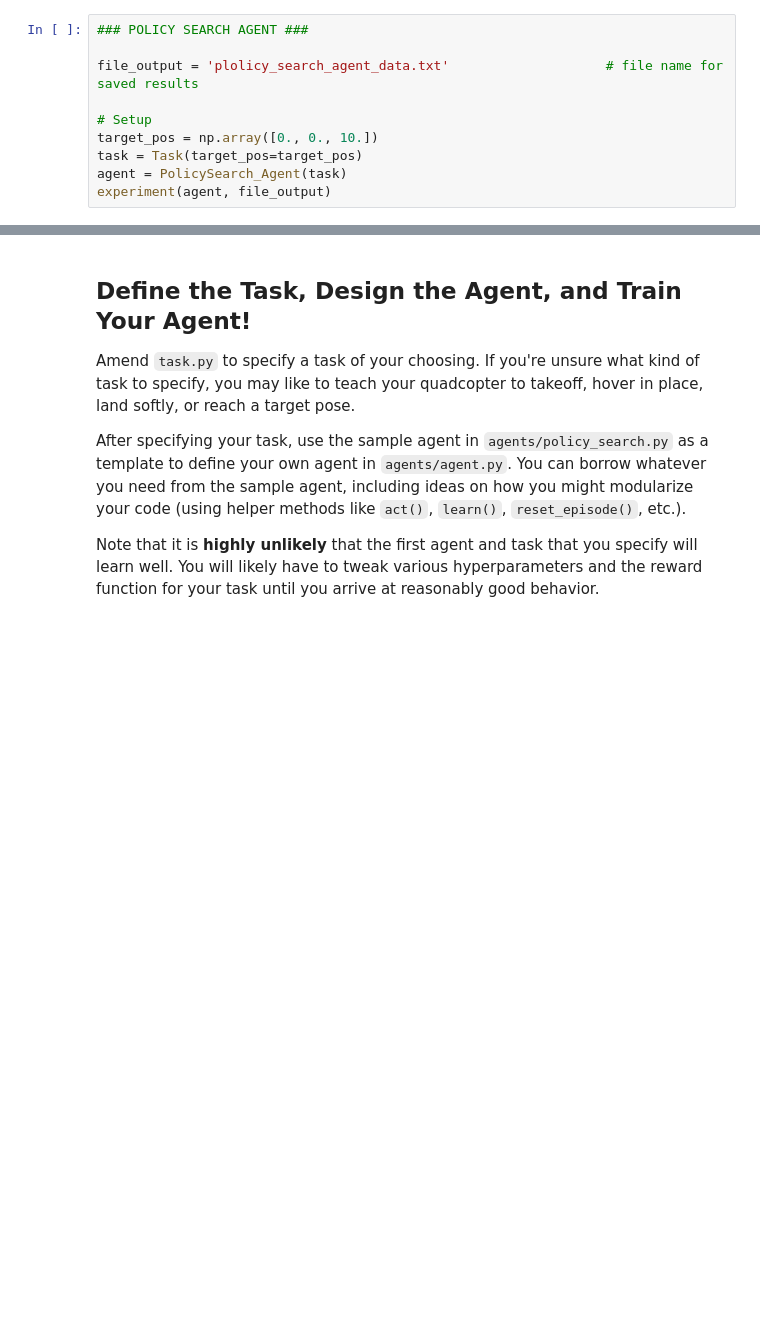
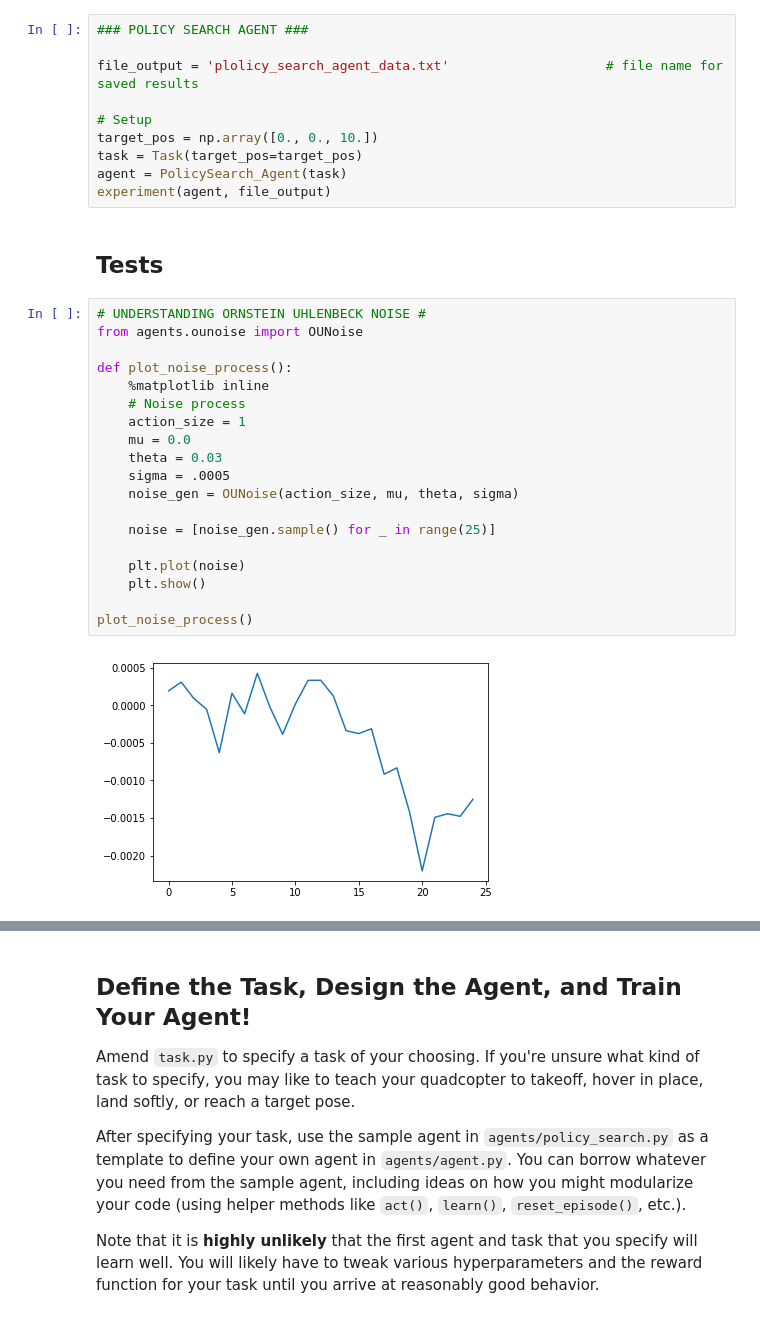
Before and after one commit to genughaben/RL-Quadcopter-2, a Jupyter notebook: Quadcopter_Project.ipynb, the cells around one changed output, grey strips where cells are left out. Cells and saved outputs as stored; diff of their text form; blank space fills up the shorter version.

```diff
--- a/Quadcopter_Project.ipynb
+++ b/Quadcopter_Project.ipynb
@@ -154,3 +154,26 @@ target_pos = np.array([0., 0., 10.])
 task = Task(target_pos=target_pos)
 agent = PolicySearch_Agent(task)
 experiment(agent, file_output)
+# %% [markdown]
+## Tests
+# %%
+# UNDERSTANDING ORNSTEIN UHLENBECK NOISE #
+from agents.ounoise import OUNoise
+
+def plot_noise_process():
+    %matplotlib inline
+    # Noise process
+    action_size = 1
+    mu = 0.0
+    theta = 0.03
+    sigma = .0005
+    noise_gen = OUNoise(action_size, mu, theta, sigma)
+
+    noise = [noise_gen.sample() for _ in range(25)]
+
+    plt.plot(noise)
+    plt.show()
+
+plot_noise_process()
+# %% [output]
+[figure, added]
```
Also changed, not shown: parts of 30 cells of this notebook, 15 other files.
